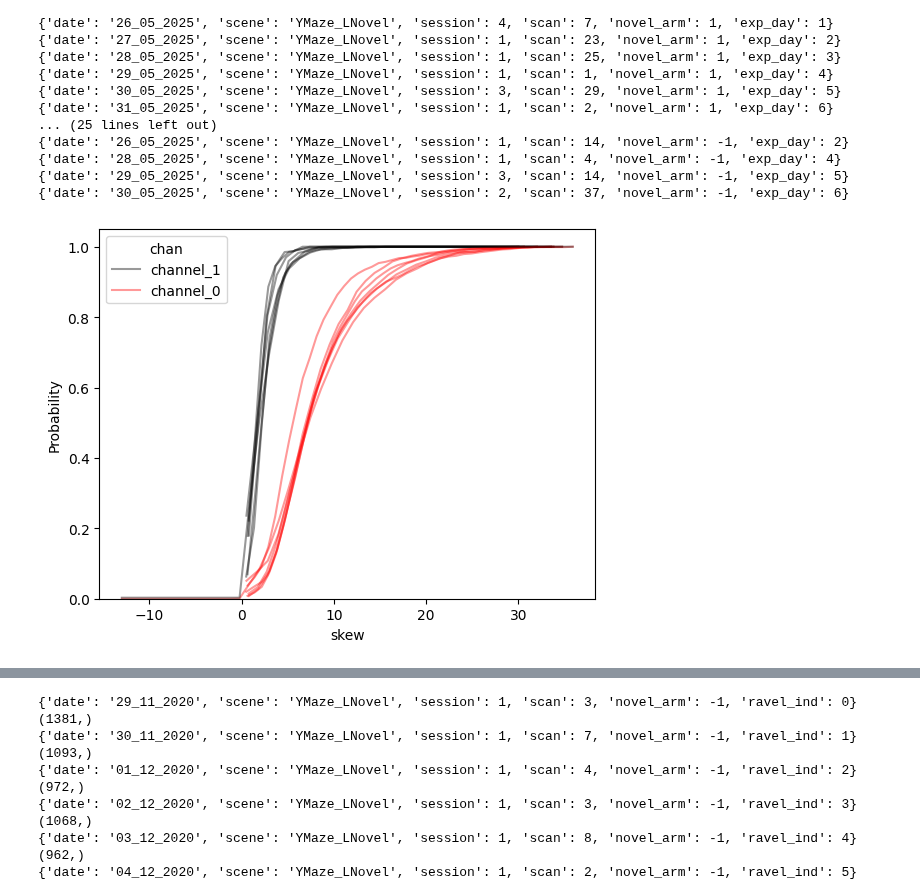
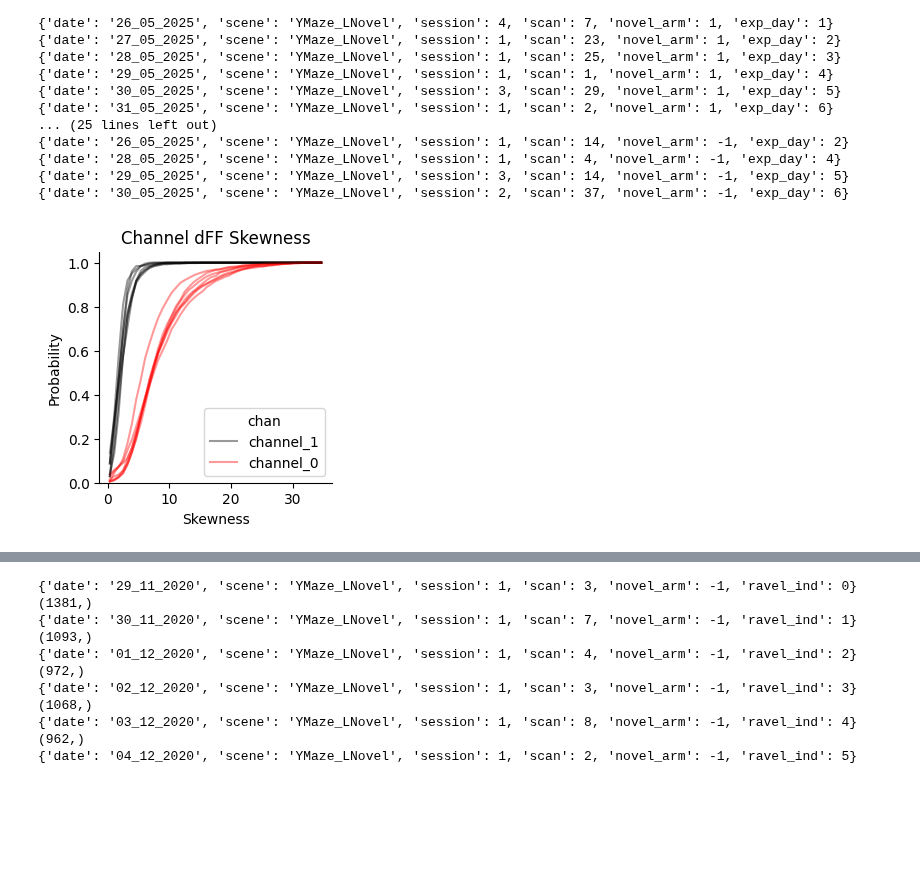
Before and after one commit to GiocomoLab/STX3KO_analyses, a Jupyter notebook: notebooks/caculate_cell_snr.ipynb, the cells around one changed output, grey strips where cells are left out. Drawn from its saved outputs; the diff is of its cells as text; code cells hidden in the pictures; blank space fills up the shorter version.

```diff
--- a/notebooks/caculate_cell_snr.ipynb
+++ b/notebooks/caculate_cell_snr.ipynb
@@ -25,5 +25,3 @@ plt.rcParams['pdf.fonttype']=42
 # %% [output]
 The autoreload extension is already loaded. To reload it, use:
   %reload_ext autoreload
-# %%
-sess = u.load_single_day(sparse_mice[1], 0)
@@ -32,3 +28,6 @@ sess = u.load_single_day(sparse_mice[1], 0)
+# %%
+figdir = pathlib.Path('/mnt/BigDisk/fig_scratch/stx3/dff_skewness')
+figdir.mkdir(exist_ok=True, parents=True)
 # %%
 # fig, ax = plt.subplots(1,1)
 rows = []
@@ -39,28 +38,18 @@ for mouse in sparse_mice:
         sess = u.load_single_day(mouse,day)
 
         for chan in ('channel_0', 'channel_1'):
-            skew_ch0 = sp.stats.skew(sess.timeseries[f'{chan}_F_dff'], axis=1, nan_policy='omit')
-            for cell_skew in skew_ch0:
+            skew = sp.stats.skew(sess.timeseries[f'{chan}_F_dff'], axis=1, nan_policy='omit')
+            maxs = np.nanmax(sess.timeseries[f'{chan}_F_dff'], axis=1)
+            mins = np.nanmin(sess.timeseries[f'{chan}_F_dff'], axis=1)
+            for (cell_skew, cell_max, cell_min) in zip(skew, maxs, mins):
                 rows.append({'mouse': mouse,
                             'day': day,
                             'chan': chan,
-                            'skew': cell_skew})
-
+                            'skew': cell_skew,
+                            'range': cell_max-cell_min,
+                            'max': cell_max})
 
 df = pd.DataFrame(rows)
-
-
-
-
-
-    # bins = np.arange(30)
-    # ax.hist(skew_ch0, bins=bins, alpha=0.5, label='STX3(-) cells', color='red',
-    #     density=True, cumulative=True, fill=False)
-    # ax.hist(skew_ch1, bins=bins, alpha=0.5, label='STX3(+) cells', color='black',
-    #     density=True, cumulative=True, fill=False)
-    # # ax.scatter(skew_ch0, skew_ch1)
-    # ax.set_xlabel('Skew STX3(-) cells')
-    # ax.set_ylabel('Skew STX3(+) cells')
 # %% [output]
 {'date': '16_11_2024', 'scene': 'YMaze_LNovel', 'session': 4, 'scan': 14, 'novel_arm': -1, 'exp_day': 1}
 {'date': '17_11_2024', 'scene': 'YMaze_LNovel', 'session': 1, 'scan': 25, 'novel_arm': -1, 'exp_day': 2}
@@ -80,21 +69,27 @@ df = pd.DataFrame(rows)
 {'date': '29_05_2025', 'scene': 'YMaze_LNovel', 'session': 3, 'scan': 14, 'novel_arm': -1, 'exp_day': 5}
 {'date': '30_05_2025', 'scene': 'YMaze_LNovel', 'session': 2, 'scan': 37, 'novel_arm': -1, 'exp_day': 6}
 # %%
-fig, ax = plt.subplots()
+fig, ax = plt.subplots(figsize=[3,3])
 bins = np.linspace(0,35)
 for mouse in sparse_mice:
     sns.histplot(data = df.loc[df['mouse']==mouse],
                 x = 'skew',
                 hue = 'chan',
                 hue_order = ['channel_1', 'channel_0'],
                 palette = ['black', 'red'],
                 stat = 'probability',
                 cumulative = True,
                 fill=False,
                 element='poly',
                 common_norm = False,
                 alpha=.4,
                 bins=bins,
                 ax=ax)
+
+ax.spines['top'].set_visible(False)
+ax.spines['right'].set_visible(False)
+ax.set_xlabel('Skewness')
+ax.set_title('Channel dFF Skewness')
+fig.savefig(figdir / "sparse_dff_skewness.pdf")
 # %% [output]
-[figure, old version]
+[figure, new version]
```
Also changed, not shown: parts of 14 cells of this notebook, 9 other files.
